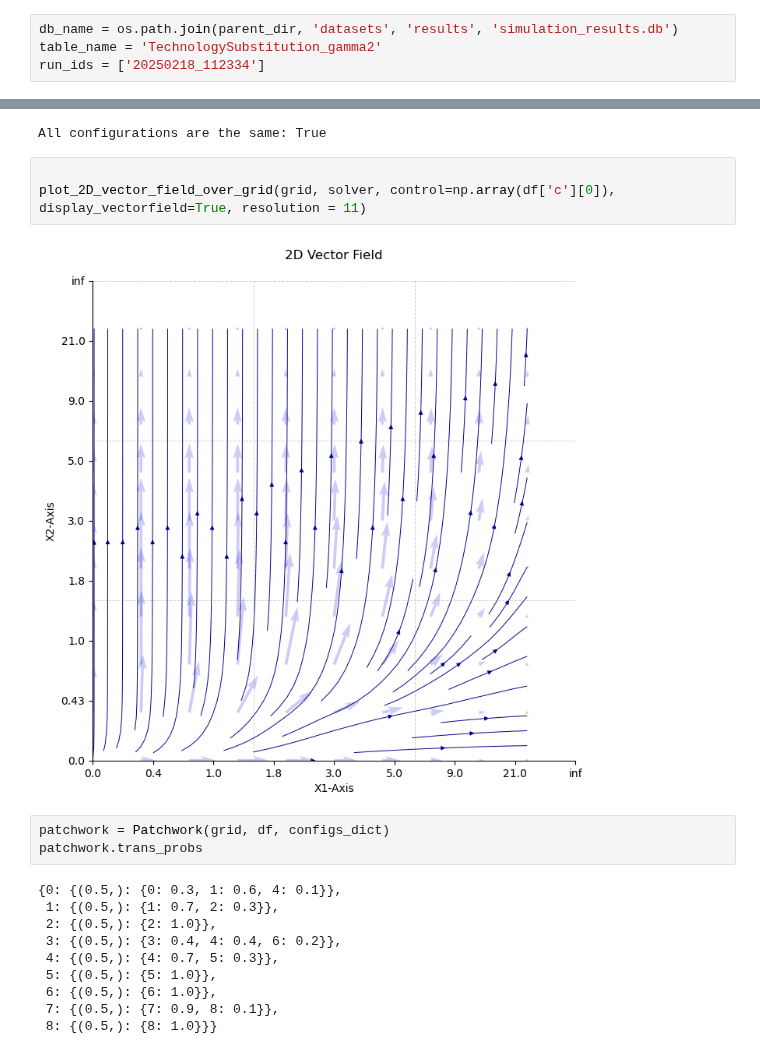
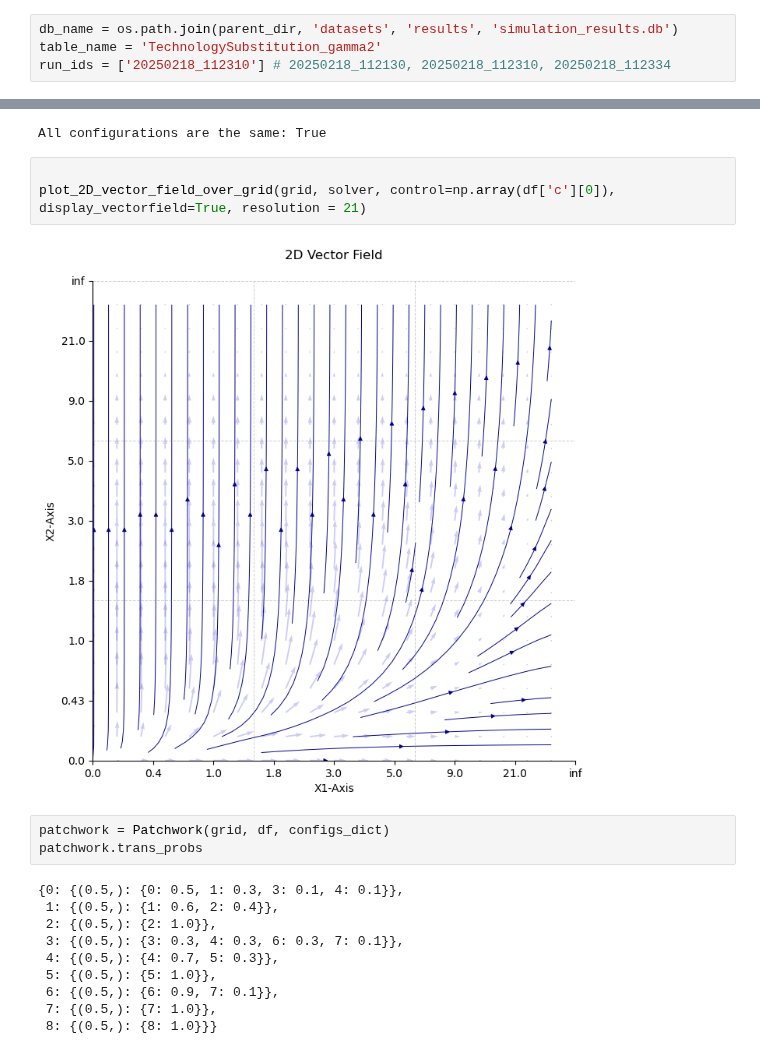
Before and after one commit to Lighfe/mdp-world-model, a Jupyter notebook: clustering/data_preparation.ipynb, the cells around one changed output, grey strips where cells are left out. Saved outputs shown, nothing was run; the diff lists cells and outputs as text.

```diff
--- a/clustering/data_preparation.ipynb
+++ b/clustering/data_preparation.ipynb
@@ -13,7 +13,7 @@ from data_generation.visualization.create_plots import plot_2D_vector_field_over
 # %%
 db_name = os.path.join(parent_dir, 'datasets', 'results', 'simulation_results.db')
 table_name = 'TechnologySubstitution_gamma2'
-run_ids = ['20250218_112334']
+run_ids = ['20250218_112310'] # 20250218_112130, 20250218_112310, 20250218_112334
 # %%
 df, configs_dict = get_and_reconstruct_data(db_name, table_name, run_ids)
 
@@ -26,19 +26,19 @@ grid, solver = reconstruct_solver_and_grid(run_ids[0], configs_dict)
 All configurations are the same: True
 # %%
 
-plot_2D_vector_field_over_grid(grid, solver, control=np.array(df['c'][0]), display_vectorfield=True, resolution = 11)
+plot_2D_vector_field_over_grid(grid, solver, control=np.array(df['c'][0]), display_vectorfield=True, resolution = 21)
 # %% [output]
-[figure, old version]
+[figure, new version]
 # %%
 patchwork = Patchwork(grid, df, configs_dict)
 patchwork.trans_probs
 # %% [output]
-{0: {(0.5,): {0: 0.3, 1: 0.6, 4: 0.1}},
- 1: {(0.5,): {1: 0.7, 2: 0.3}},
+{0: {(0.5,): {0: 0.5, 1: 0.3, 3: 0.1, 4: 0.1}},
+ 1: {(0.5,): {1: 0.6, 2: 0.4}},
  2: {(0.5,): {2: 1.0}},
- 3: {(0.5,): {3: 0.4, 4: 0.4, 6: 0.2}},
+ 3: {(0.5,): {3: 0.3, 4: 0.3, 6: 0.3, 7: 0.1}},
  4: {(0.5,): {4: 0.7, 5: 0.3}},
  5: {(0.5,): {5: 1.0}},
- 6: {(0.5,): {6: 1.0}},
- 7: {(0.5,): {7: 0.9, 8: 0.1}},
+ 6: {(0.5,): {6: 0.9, 7: 0.1}},
+ 7: {(0.5,): {7: 1.0}},
  8: {(0.5,): {8: 1.0}}}
```
Also changed, not shown: 2 other files.
